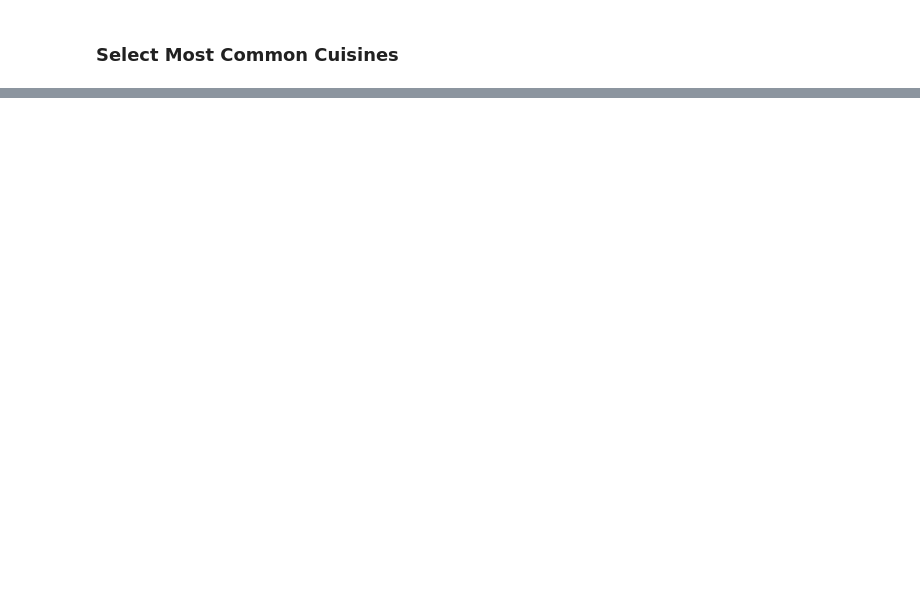
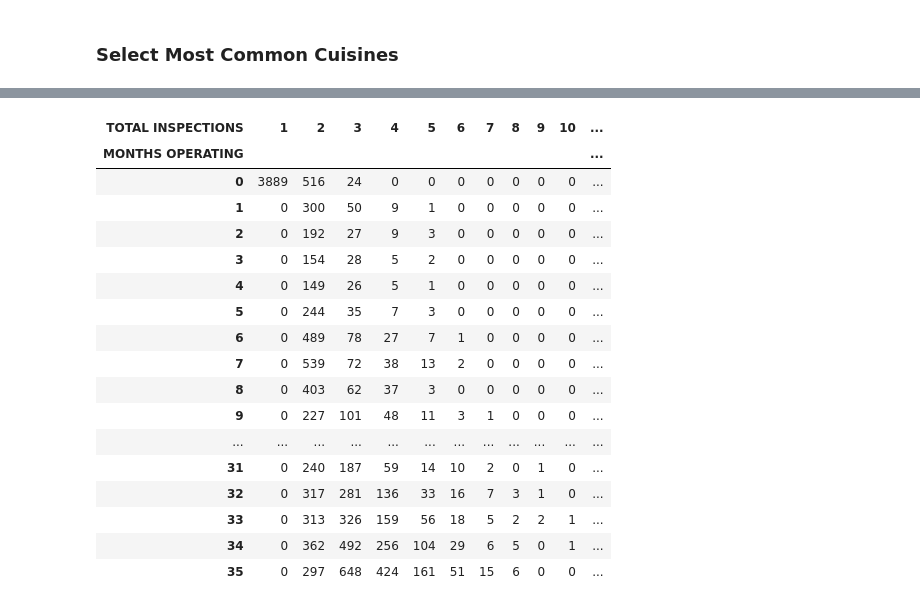
Before and after one commit to tzt775/restaurant-violations, a Jupyter notebook: NYC Restaurant Inspections - Data Cleaning.ipynb, the cells around one changed output, grey strips where cells are left out. Cells and saved outputs as stored; diff of their text form; code cells hidden in the pictures; blank space fills up the shorter version.

```diff
--- a/NYC Restaurant Inspections - Data Cleaning.ipynb
+++ b/NYC Restaurant Inspections - Data Cleaning.ipynb
@@ -623,0 +610,34 @@ X_train
+# %%
+inspections_overtime = pd.crosstab(nyc_restaurants["MONTHS OPERATING"], nyc_restaurants["TOTAL INSPECTIONS"])
+
+def highlight(val, df = nyc_restaurants):
+    lim = np.ceil(df.shape[0] * 0.05)
+    sig = lim / 5
+    if val >= lim:
+        return "background-color: blue"
+    elif val >= sig:
+        return "color: blue"
+
+inspections_overtime = inspections_overtime.style.map(highlight)
+inspections_overtime
+
+#dfi.export(inspections_overtime, PATH + "Results/inspection table.png")
+# %% [output]
+| TOTAL INSPECTIONS | 1 | 2 | 3 | 4 | 5 | 6 | 7 | 8 | 9 | 10 | ... |
+| MONTHS OPERATING |  |  |  |  |  |  |  |  |  |  | ... |
+| 0 | 3889 | 516 | 24 | 0 | 0 | 0 | 0 | 0 | 0 | 0 | ... |
+| 1 | 0 | 300 | 50 | 9 | 1 | 0 | 0 | 0 | 0 | 0 | ... |
+| 2 | 0 | 192 | 27 | 9 | 3 | 0 | 0 | 0 | 0 | 0 | ... |
+| 3 | 0 | 154 | 28 | 5 | 2 | 0 | 0 | 0 | 0 | 0 | ... |
+| 4 | 0 | 149 | 26 | 5 | 1 | 0 | 0 | 0 | 0 | 0 | ... |
+| 5 | 0 | 244 | 35 | 7 | 3 | 0 | 0 | 0 | 0 | 0 | ... |
+| 6 | 0 | 489 | 78 | 27 | 7 | 1 | 0 | 0 | 0 | 0 | ... |
+| 7 | 0 | 539 | 72 | 38 | 13 | 2 | 0 | 0 | 0 | 0 | ... |
+| 8 | 0 | 403 | 62 | 37 | 3 | 0 | 0 | 0 | 0 | 0 | ... |
+| 9 | 0 | 227 | 101 | 48 | 11 | 3 | 1 | 0 | 0 | 0 | ... |
+| ... | ... | ... | ... | ... | ... | ... | ... | ... | ... | ... | ... |
+| 31 | 0 | 240 | 187 | 59 | 14 | 10 | 2 | 0 | 1 | 0 | ... |
+| 32 | 0 | 317 | 281 | 136 | 33 | 16 | 7 | 3 | 1 | 0 | ... |
+| 33 | 0 | 313 | 326 | 159 | 56 | 18 | 5 | 2 | 2 | 1 | ... |
+| 34 | 0 | 362 | 492 | 256 | 104 | 29 | 6 | 5 | 0 | 1 | ... |
+| 35 | 0 | 297 | 648 | 424 | 161 | 51 | 15 | 6 | 0 | 0 | ... |
```
Also changed, not shown: parts of 36 cells of this notebook, 4 other files.
